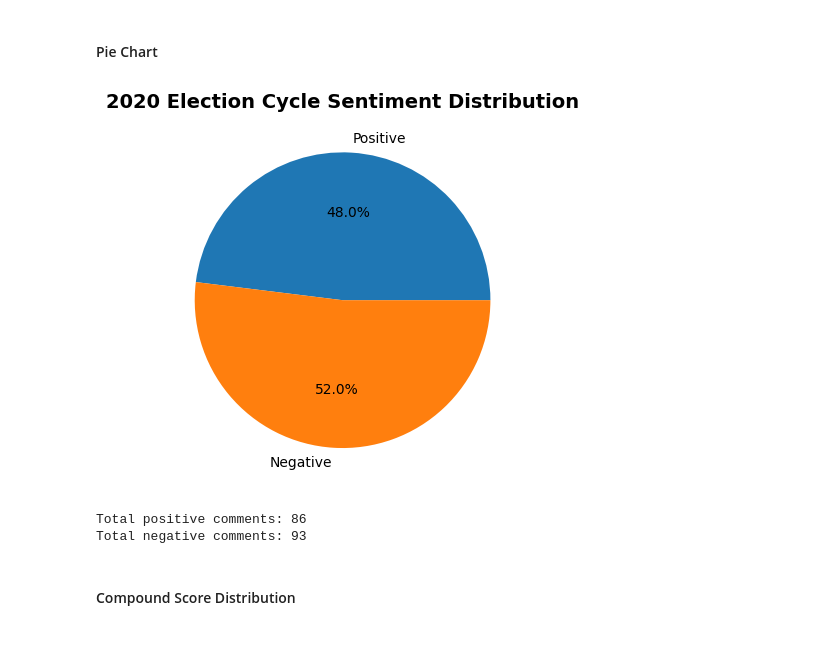
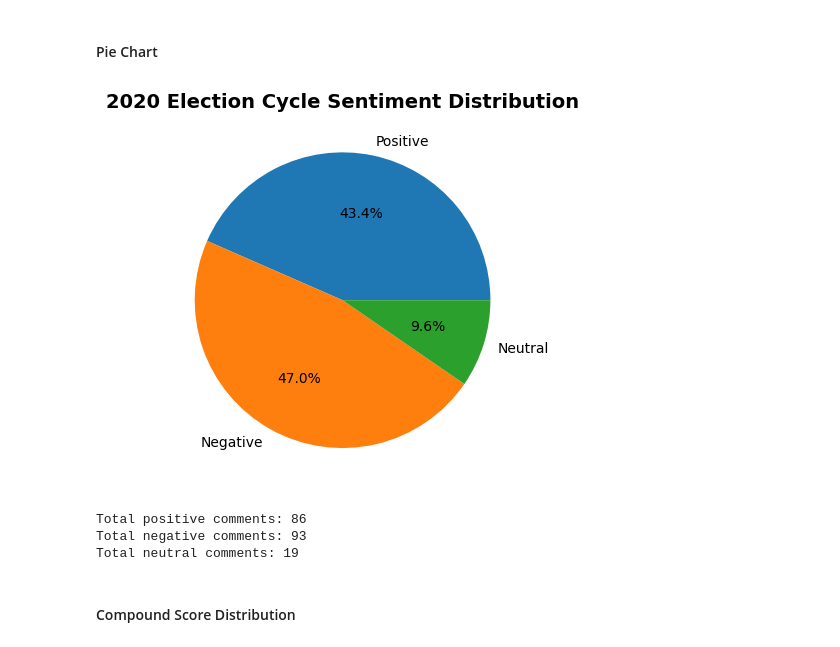
Before and after one commit to gckang/nlp-reddit-election-posts-proj, a Jupyter notebook: exploratory_data_analysis.ipynb, the cells around one changed output. Saved outputs shown, nothing was run; the diff lists cells and outputs as text; code cells hidden in the pictures.

Commit message:
updated EDA script and included output visualizations

```diff
--- a/exploratory_data_analysis.ipynb
+++ b/exploratory_data_analysis.ipynb
@@ -131,18 +139,20 @@ See the caveats in the documentation: https://pandas.pydata.org/pandas-docs/stab
 # %%
 # Create pie chart of positive and negative scores
 def show_piechart(df, title):
-    plt.pie([(df['sentiment'] == 'positive').sum(), (df['sentiment'] == 'negative').sum()], labels=['Positive', 'Negative'], autopct='%1.1f%%')
+    plt.pie([(df['sentiment'] == 'positive').sum(), (df['sentiment'] == 'negative').sum(), (df['sentiment'] == 'neutral').sum()], labels=['Positive', 'Negative', 'Neutral'], autopct='%1.1f%%')
     plt.title(title, fontsize=14, fontweight='bold')
     plt.show()
 
     print("Total positive comments:", (df['sentiment'] == 'positive').sum())
     print("Total negative comments:", (df['sentiment'] == 'negative').sum())
+    print("Total neutral comments:", (df['sentiment'] == 'neutral').sum())
 
 show_piechart(df, '2020 Election Cycle Sentiment Distribution')
 # %% [output]
-[figure, old version]
+[figure, new version]
 Total positive comments: 86
 Total negative comments: 93
+Total neutral comments: 19
 # %% [markdown]
 #### Compound Score Distribution
 # %%
```
Also changed, not shown: parts of 9 cells of this notebook, 1 other file.
